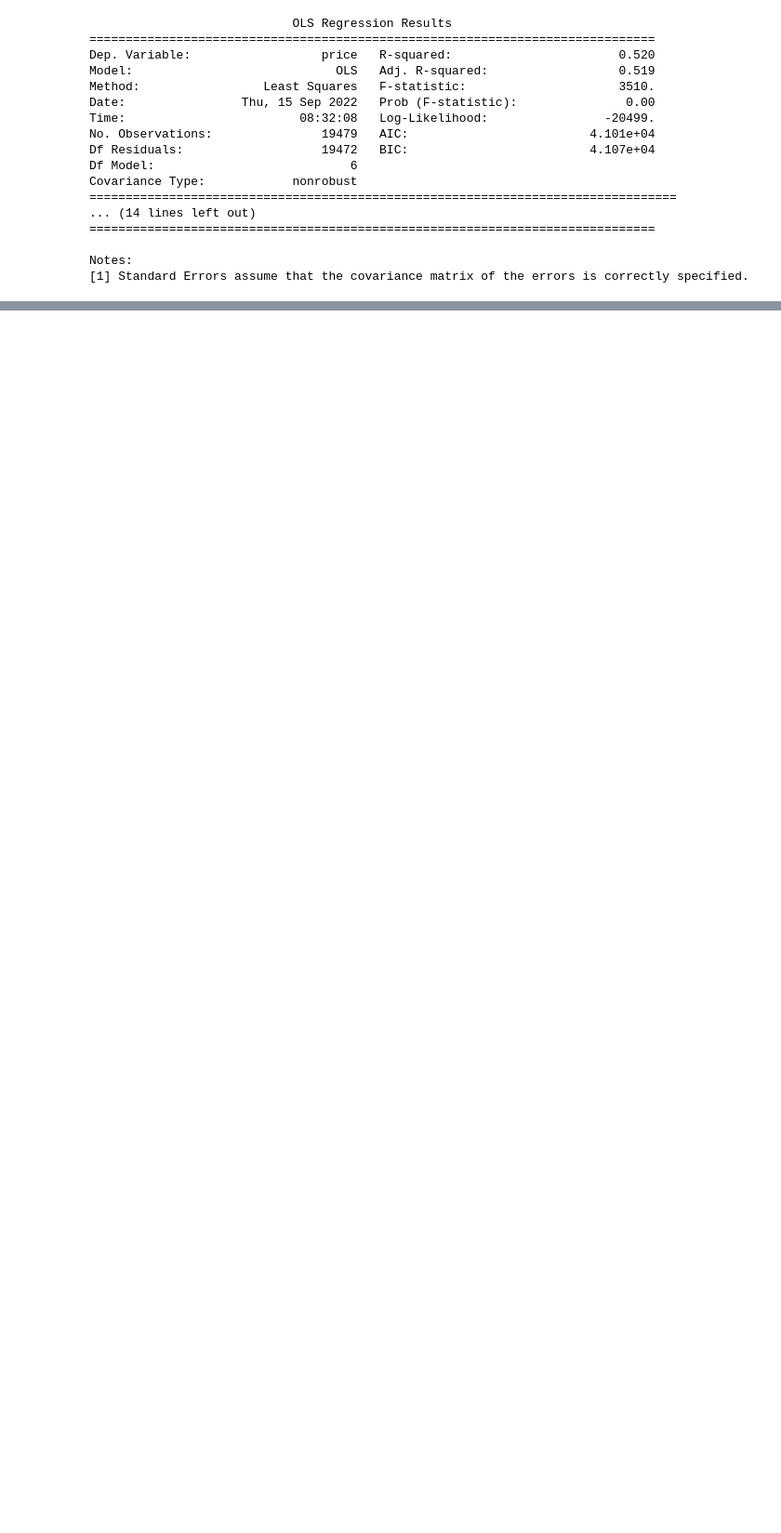
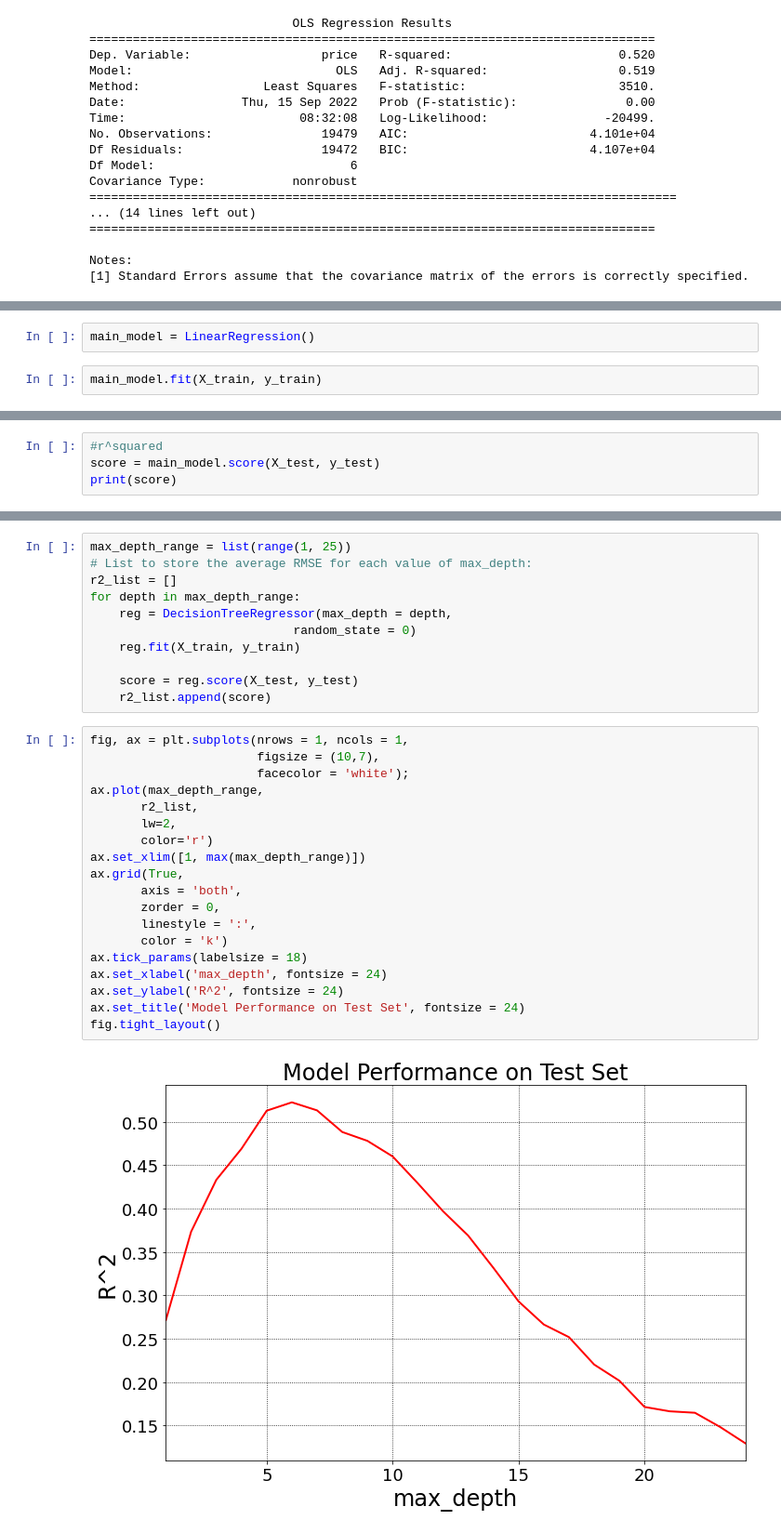
Before and after one commit to MackoyS/sarah-and-mackoy-price-modeling, a Jupyter notebook: TrainTestSplitAttempt.ipynb, the cells around one changed output, grey strips where cells are left out. Shown: that part at 93% size. Cells and saved outputs as stored; diff of their text form; blank space fills up the shorter version.

Commit message:
began eda graphs

```diff
--- a/TrainTestSplitAttempt.ipynb
+++ b/TrainTestSplitAttempt.ipynb
@@ -309,0 +352,4 @@ Notes:
+# %%
+main_model = LinearRegression()
+# %%
+main_model.fit(X_train, y_train)
@@ -309,0 +383,4 @@ Notes:
+# %%
+#r^squared
+score = main_model.score(X_test, y_test)
+print(score)
@@ -309,0 +398,32 @@ Notes:
+# %%
+max_depth_range = list(range(1, 25))
+# List to store the average RMSE for each value of max_depth:
+r2_list = []
+for depth in max_depth_range:
+    reg = DecisionTreeRegressor(max_depth = depth,
+                            random_state = 0)
+    reg.fit(X_train, y_train)
+
+    score = reg.score(X_test, y_test)
+    r2_list.append(score)
+# %%
+fig, ax = plt.subplots(nrows = 1, ncols = 1,
+                       figsize = (10,7),
+                       facecolor = 'white');
+ax.plot(max_depth_range,
+       r2_list,
+       lw=2,
+       color='r')
+ax.set_xlim([1, max(max_depth_range)])
+ax.grid(True,
+       axis = 'both',
+       zorder = 0,
+       linestyle = ':',
+       color = 'k')
+ax.tick_params(labelsize = 18)
+ax.set_xlabel('max_depth', fontsize = 24)
+ax.set_ylabel('R^2', fontsize = 24)
+ax.set_title('Model Performance on Test Set', fontsize = 24)
+fig.tight_layout()
+# %% [output]
+[figure, added]
```
Also changed, not shown: parts of 47 cells of this notebook.
